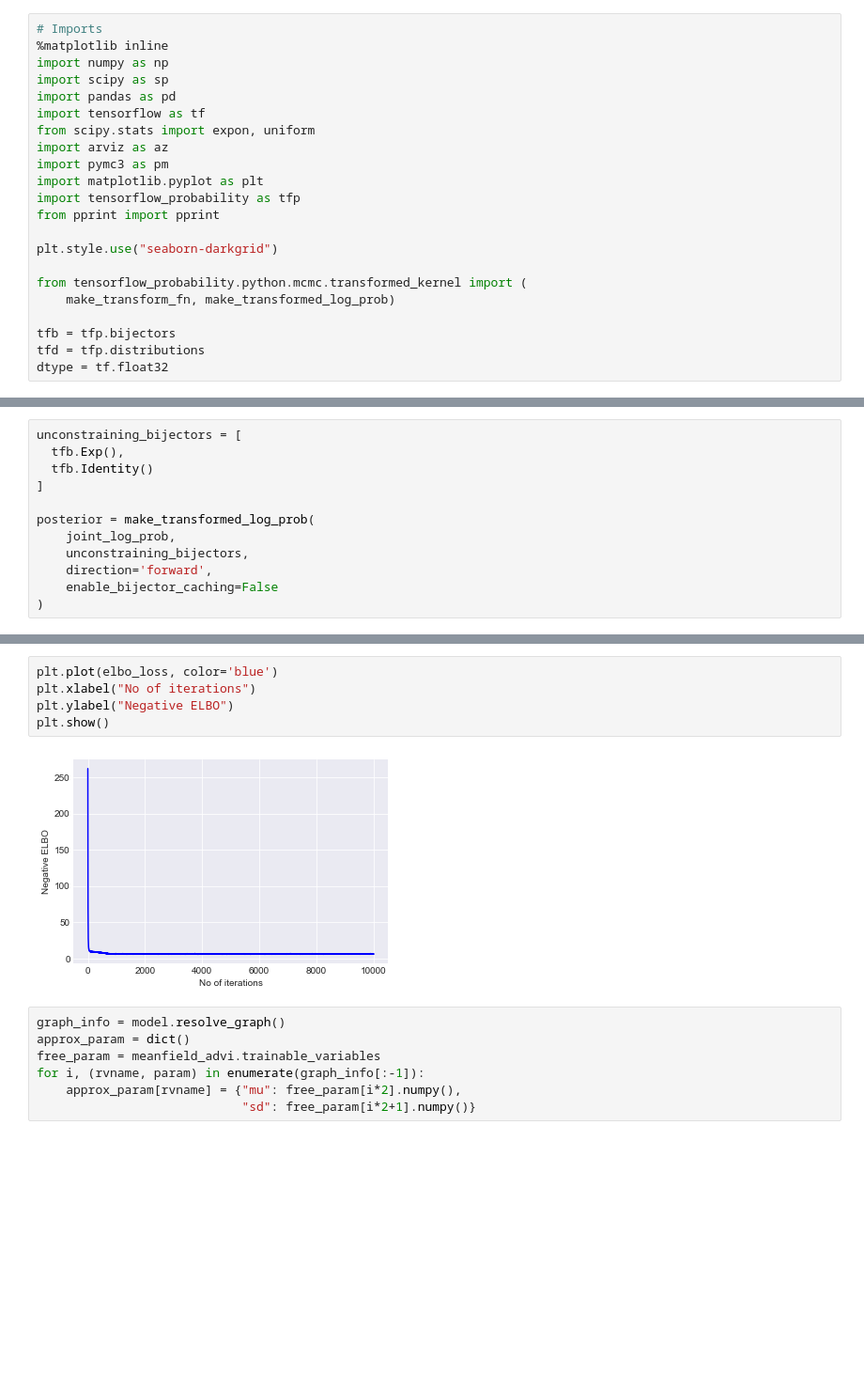
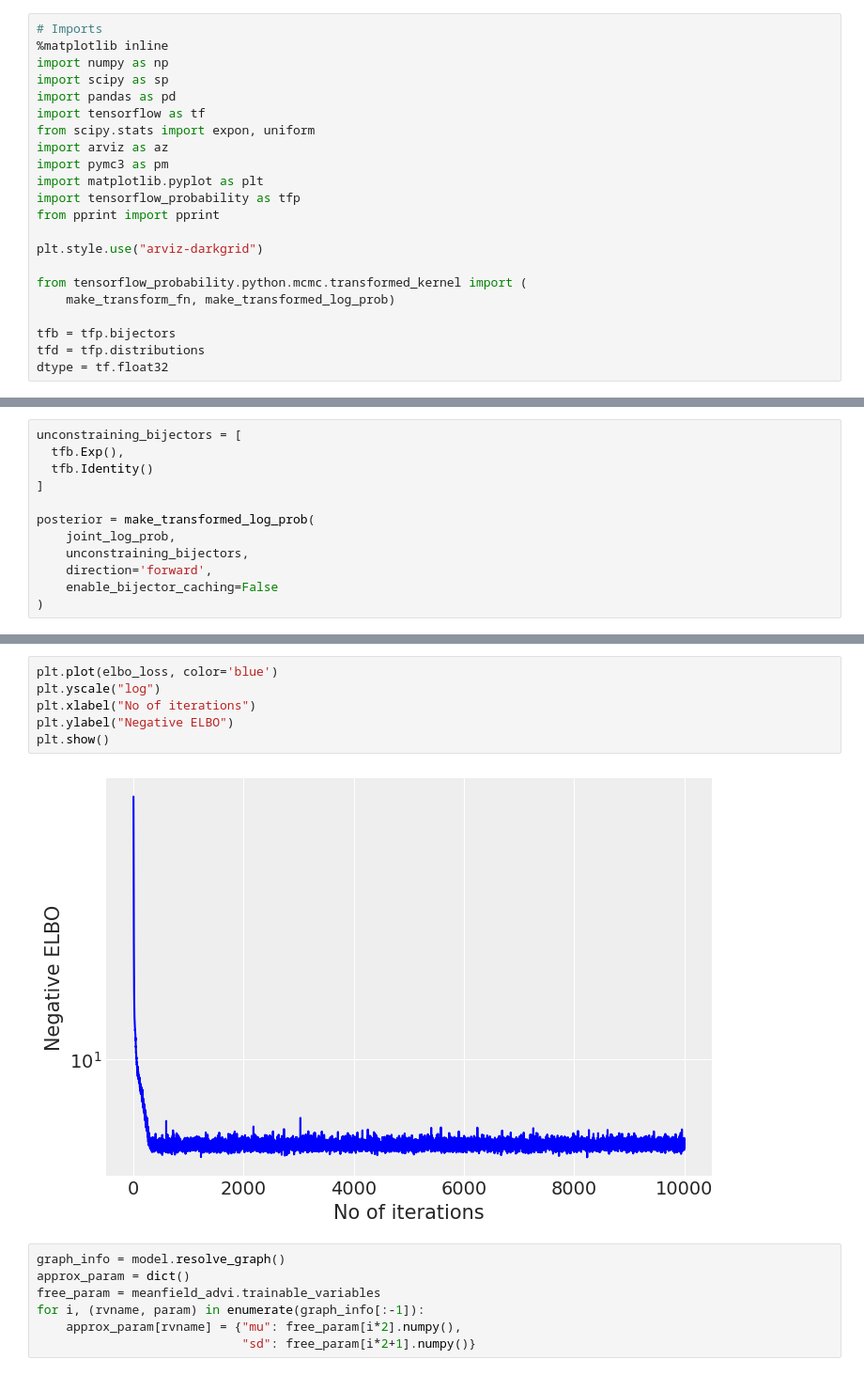
Before and after one commit to Sayam753/Sayam753.github.io, a Jupyter notebook: docs/gsoc/variational-inference.ipynb, the cells around one changed output, grey strips where cells are left out. Shown: that part at 94% size. Cells and saved outputs as stored; diff of their text form; blank space fills up the shorter version.

```diff
--- a/docs/gsoc/variational-inference.ipynb
+++ b/docs/gsoc/variational-inference.ipynb
@@ -302,7 +302,7 @@ import matplotlib.pyplot as plt
 import tensorflow_probability as tfp
 from pprint import pprint
 
-plt.style.use("seaborn-darkgrid")
+plt.style.use("arviz-darkgrid")
 
 from tensorflow_probability.python.mcmc.transformed_kernel import (
     make_transform_fn, make_transformed_log_prob)
@@ -465,10 +469,11 @@ elbo_loss = run_approximation()
 # %%
 plt.plot(elbo_loss, color='blue')
+plt.yscale("log")
 plt.xlabel("No of iterations")
 plt.ylabel("Negative ELBO")
 plt.show()
 # %% [output]
-[figure, old version]
+[figure, new version]
 # %%
 graph_info = model.resolve_graph()
 approx_param = dict()
```
Also changed, not shown: parts of 4 cells of this notebook.
